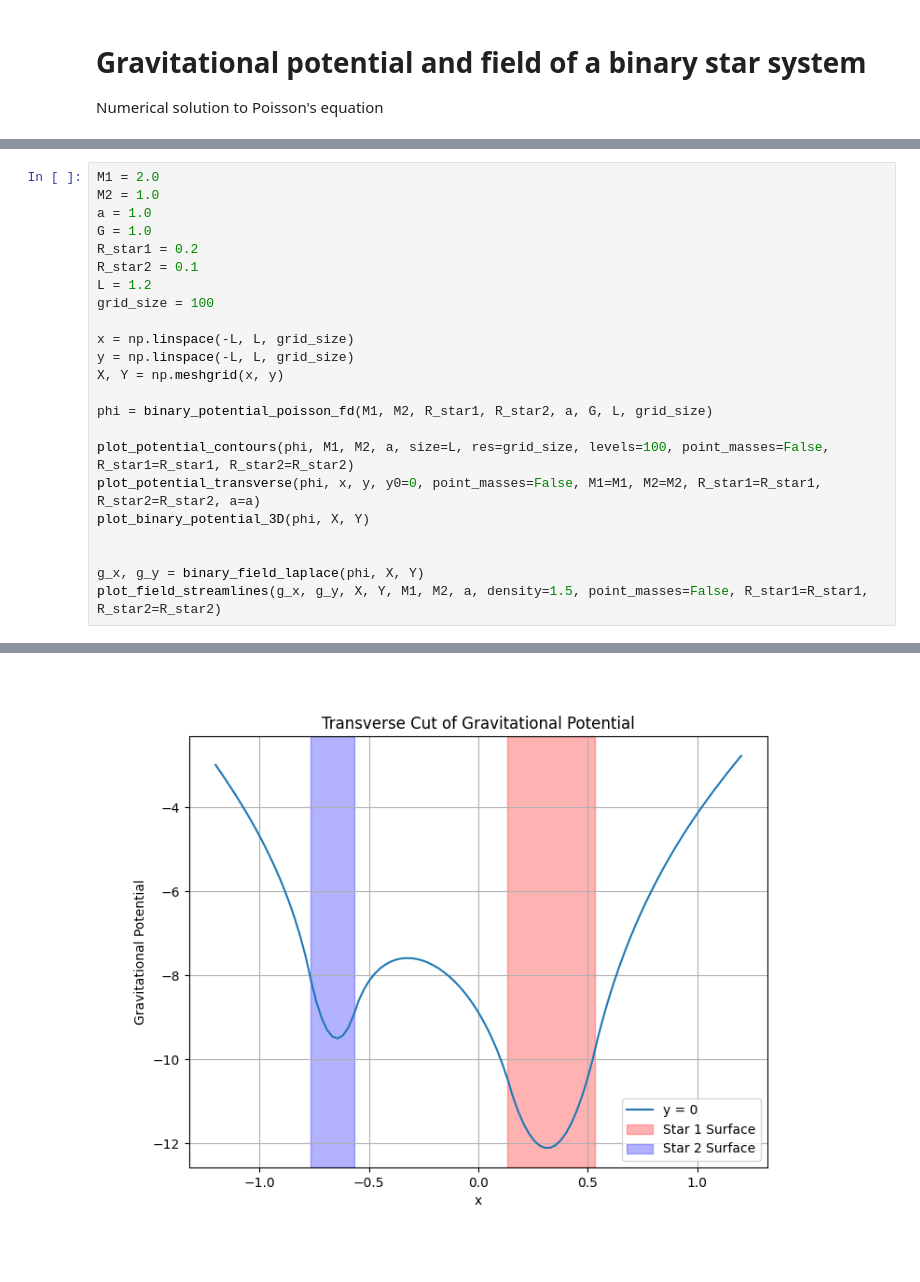
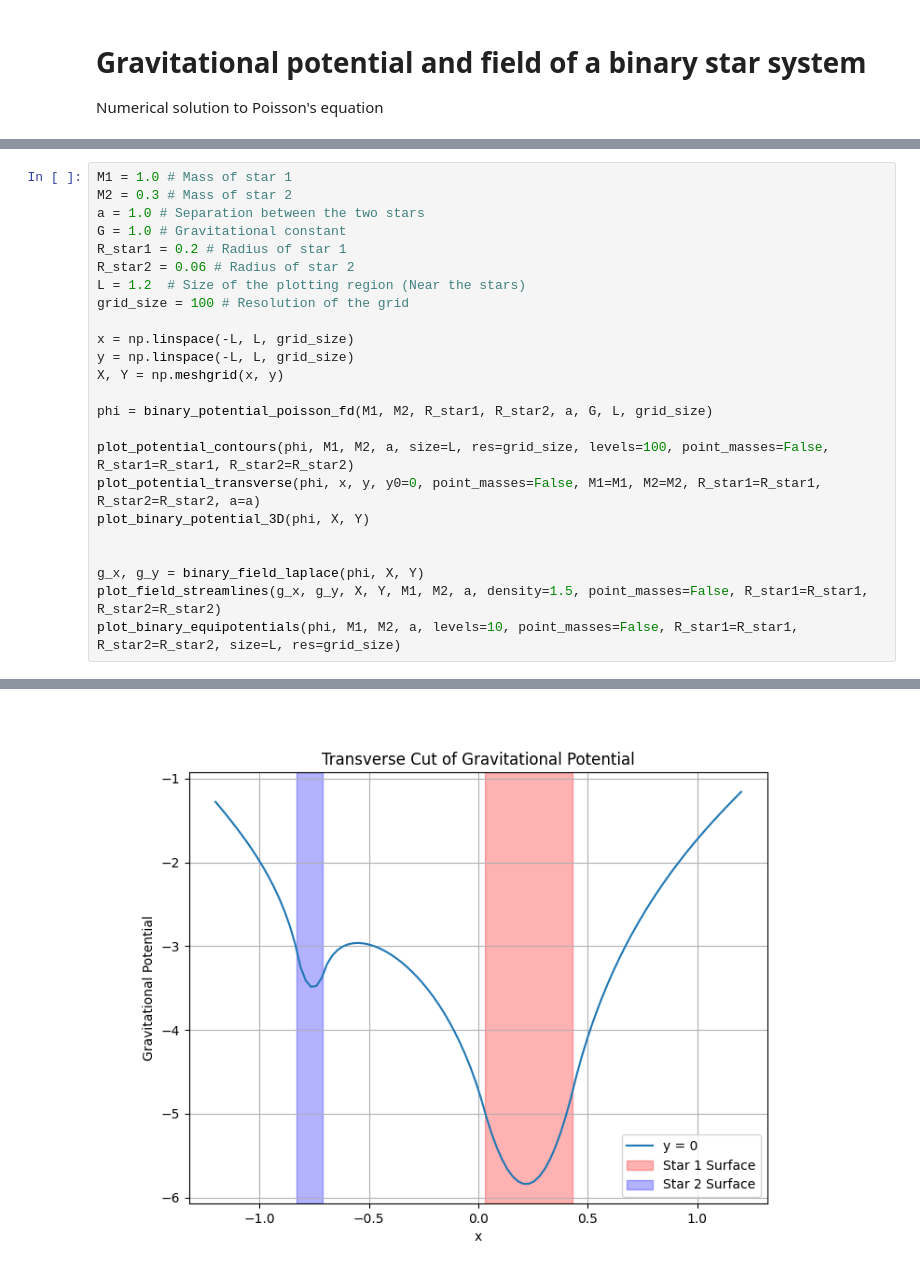
Before and after one commit to Andrecs05/Proyecto_Sistema_Binario, a Jupyter notebook: notebooks/binary_system_poisson.ipynb, the cells around one changed output, grey strips where cells are left out. Saved outputs shown, nothing was run; the diff lists cells and outputs as text.

```diff
--- a/notebooks/binary_system_poisson.ipynb
+++ b/notebooks/binary_system_poisson.ipynb
@@ -16,12 +16,12 @@ from scripts.solvers import *
 # %%
-M1 = 2.0
-M2 = 1.0
-a = 1.0
-G = 1.0
-R_star1 = 0.2
-R_star2 = 0.1
-L = 1.2
-grid_size = 100
+M1 = 1.0 # Mass of star 1
+M2 = 0.3 # Mass of star 2
+a = 1.0 # Separation between the two stars
+G = 1.0 # Gravitational constant
+R_star1 = 0.2 # Radius of star 1
+R_star2 = 0.06 # Radius of star 2
+L = 1.2  # Size of the plotting region (Near the stars)
+grid_size = 100 # Resolution of the grid
 
 x = np.linspace(-L, L, grid_size)
 y = np.linspace(-L, L, grid_size)
@@ -36,4 +36,5 @@ plot_binary_potential_3D(phi, X, Y)
 
 g_x, g_y = binary_field_laplace(phi, X, Y)
 plot_field_streamlines(g_x, g_y, X, Y, M1, M2, a, density=1.5, point_masses=False, R_star1=R_star1, R_star2=R_star2)
+plot_binary_equipotentials(phi, M1, M2, a, levels=10, point_masses=False, R_star1=R_star1, R_star2=R_star2, size=L, res=grid_size)
 # %% [output]
@@ -41 +42 @@ plot_field_streamlines(g_x, g_y, X, Y, M1, M2, a, density=1.5, point_masses=Fals
-[figure, old version]
+[figure, new version]
```
Also changed, not shown: parts of 4 cells of this notebook, 4 other files.
